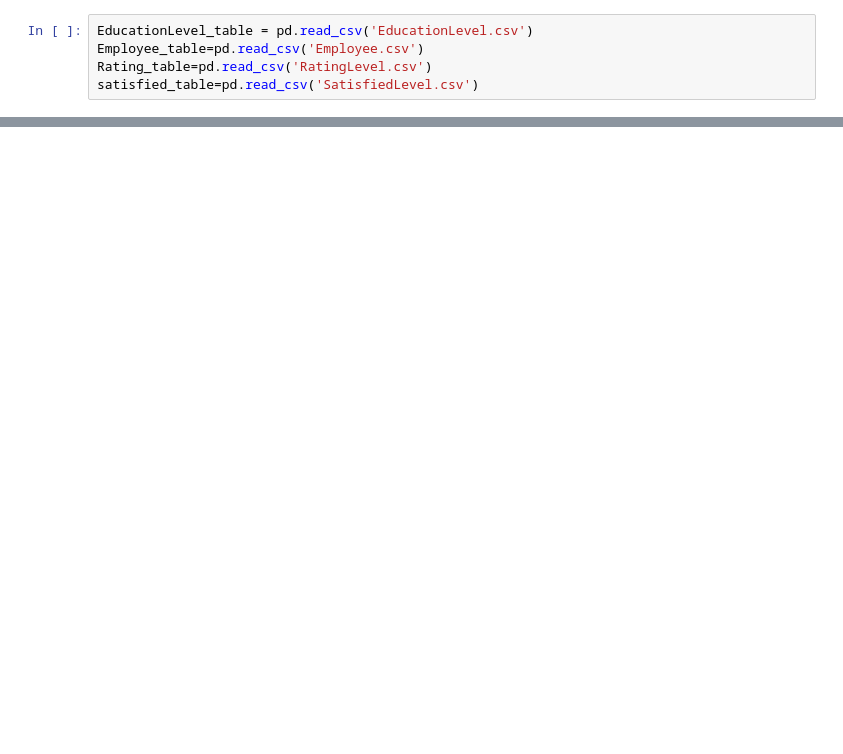
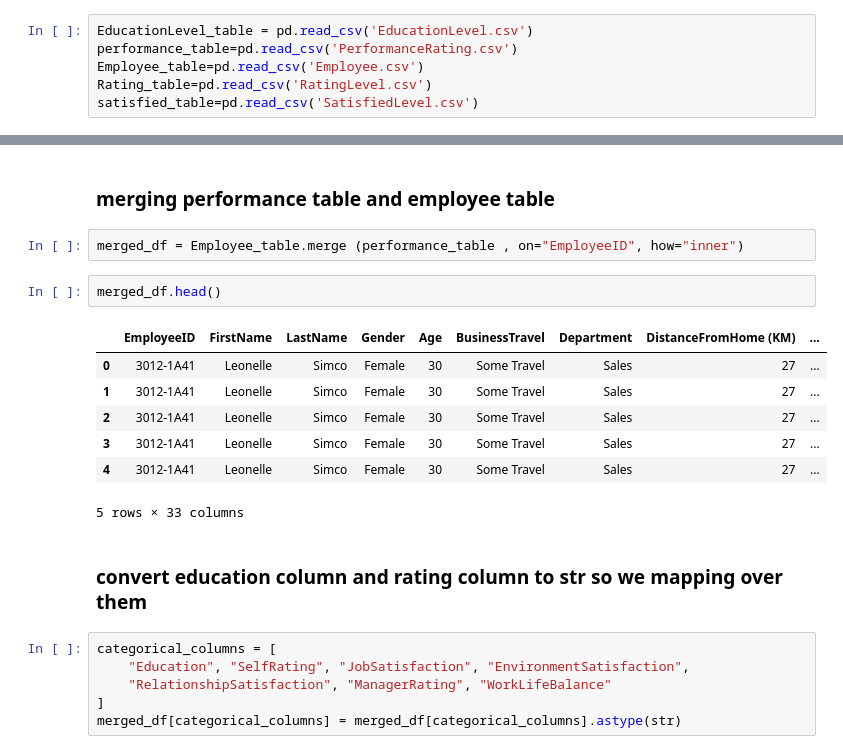
Before and after one commit to M-ashraf20/project-depi, a Jupyter notebook: project.ipynb, the cells around one changed output, grey strips where cells are left out. Cells and saved outputs as stored; diff of their text form; blank space fills up the shorter version.

```diff
--- a/project.ipynb
+++ b/project.ipynb
@@ -5,6 +11,7 @@ import matplotlib as plt
 import seaborn as sns
 # %%
 EducationLevel_table = pd.read_csv('EducationLevel.csv')
+performance_table=pd.read_csv('PerformanceRating.csv')
 Employee_table=pd.read_csv('Employee.csv')
 Rating_table=pd.read_csv('RatingLevel.csv')
 satisfied_table=pd.read_csv('SatisfiedLevel.csv')
@@ -30,0 +59,22 @@ dtype: int64
+# %% [markdown]
+### merging performance table and employee table
+# %%
+merged_df = Employee_table.merge (performance_table , on="EmployeeID", how="inner")
+# %%
+merged_df.head()
+# %% [output]
+|  | EmployeeID | FirstName | LastName | Gender | Age | BusinessTravel | Department | DistanceFromHome (KM) | ... |
+| 0 | 3012-1A41 | Leonelle | Simco | Female | 30 | Some Travel | Sales | 27 | ... |
+| 1 | 3012-1A41 | Leonelle | Simco | Female | 30 | Some Travel | Sales | 27 | ... |
+| 2 | 3012-1A41 | Leonelle | Simco | Female | 30 | Some Travel | Sales | 27 | ... |
+| 3 | 3012-1A41 | Leonelle | Simco | Female | 30 | Some Travel | Sales | 27 | ... |
+| 4 | 3012-1A41 | Leonelle | Simco | Female | 30 | Some Travel | Sales | 27 | ... |
+5 rows × 33 columns
+# %% [markdown]
+###  convert education column and rating column to str so we  mapping over them
+# %%
+categorical_columns = [
+    "Education", "SelfRating", "JobSatisfaction", "EnvironmentSatisfaction",
+    "RelationshipSatisfaction", "ManagerRating", "WorkLifeBalance"
+]
+merged_df[categorical_columns] = merged_df[categorical_columns].astype(str)
```
Also changed, not shown: parts of 17 cells of this notebook, 2 other files.
